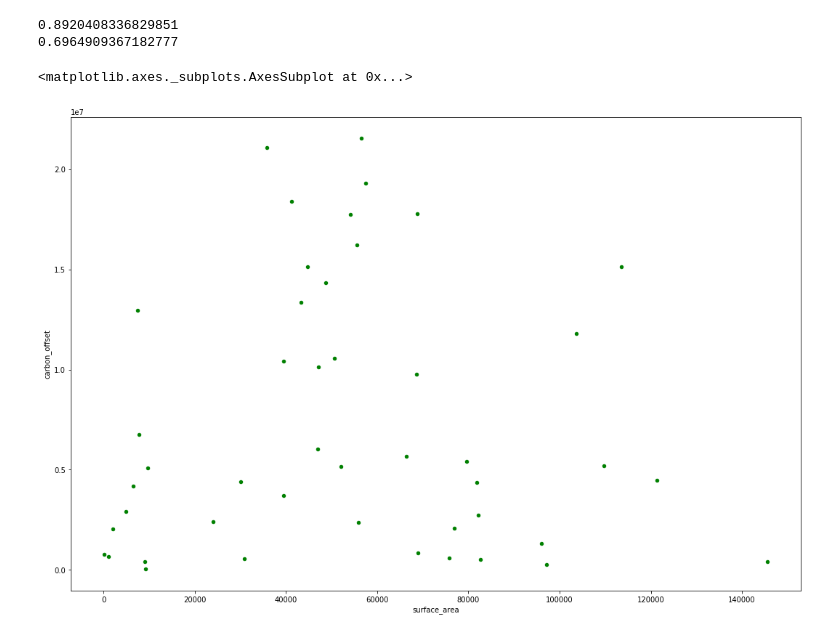
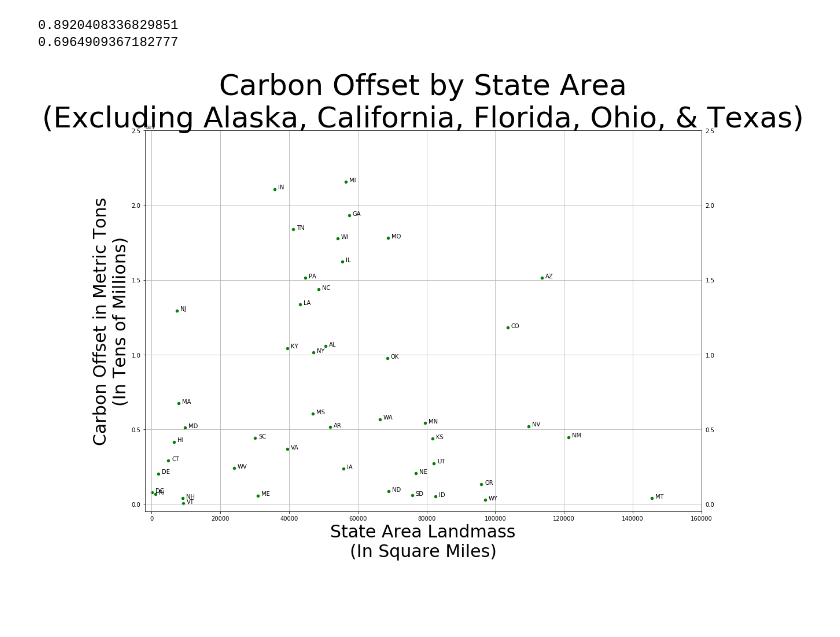
Before and after one commit to Agrattendick/The_Dirty_Hippy_Proposal_For_Clean_Solar_Energy, a Jupyter notebook: Charting/Adjusted Carbon Offset by State Landmass.ipynb, the cells around one changed output. Saved outputs shown, nothing was run; the diff lists cells and outputs as text; code cells hidden in the pictures; blank space fills up the shorter version.

```diff
--- a/Charting/Adjusted Carbon Offset by State Landmass.ipynb
+++ b/Charting/Adjusted Carbon Offset by State Landmass.ipynb
@@ -133,11 +134,38 @@ print(trimmed_carbon_offset_by_land_df['z_carbon_offset'].max())
 # %% [output]
 0.8920408336829851
 0.6964909367182777
-# %%
-#Scatter plot of adjusted carbon offset by landmass sans outliers and saved to a png file.
-
-#plot the data
-trimmed_carbon_offset_by_land_df.plot.scatter(x='surface_area', y='carbon_offset', figsize = (18,12), color= 'green')
-# %% [output]
-<matplotlib.axes._subplots.AxesSubplot at 0x...>
-[figure, removed]
+# %%
+#Scatter plot of adjusted carbon offset by landmass sans outliers and saved to a png file.
+
+#plot the data
+trimmed_carbon_offset_by_land_df.plot.scatter(x='surface_area', y='carbon_offset', figsize = (18,12), color= 'green')
+
+#Titles
+plt.title("Carbon Offset by State Area"
+         "\n"
+         "(Excluding Alaska, California, Florida, Ohio, & Texas)", Fontsize = 50)
+plt.xlabel("State Area Landmass"
+          "\n"
+          "(In Square Miles)", Fontsize = 30)
+plt.ylabel("Carbon Offset in Metric Tons"
+          "\n"
+          "(In Tens of Millions)", Fontsize = 30)
+
+#Grid and axes values
+plt.grid(True)
+plt.xlim(-2000, 160000)
+plt.ylim(-500000, 25000000)
+plt.tick_params(labelright=True)
+
+#Annotation of Dots
+xaxis = np.array(trimmed_carbon_offset_by_land_df['surface_area'])
+yaxis = np.array(trimmed_carbon_offset_by_land_df['carbon_offset'])
+variable_label = np.array(trimmed_carbon_offset_by_land_df.abbrv)
+for i, txt in enumerate(variable_label):
+    plt.annotate(txt, (xaxis[i]+1000, yaxis[i]+1000))
+
+#Save figure
+plt.tight_layout()
+plt.savefig('../Images/Carbon_Offset_by_State_Area_sans_Outliers.png')
+# %% [output]
+[figure, added]
```
Also changed, not shown: parts of 1 cell of this notebook, 3 other files.
